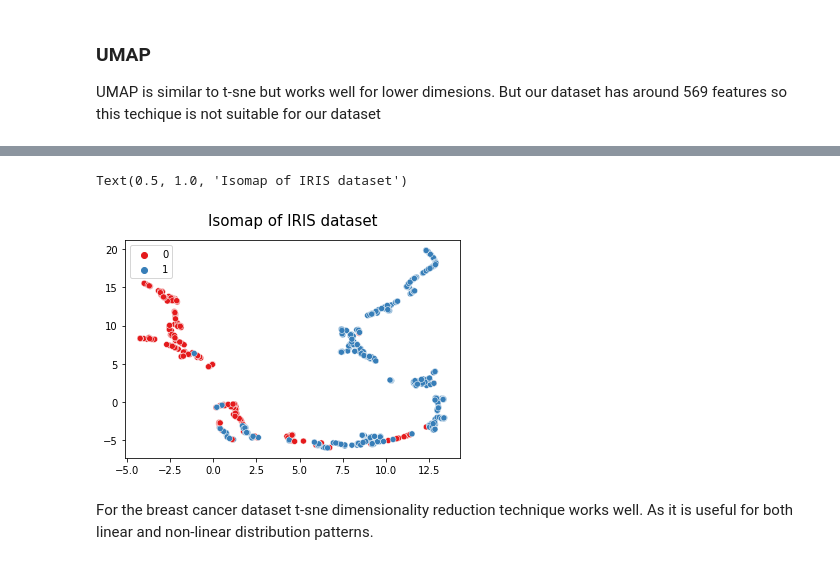
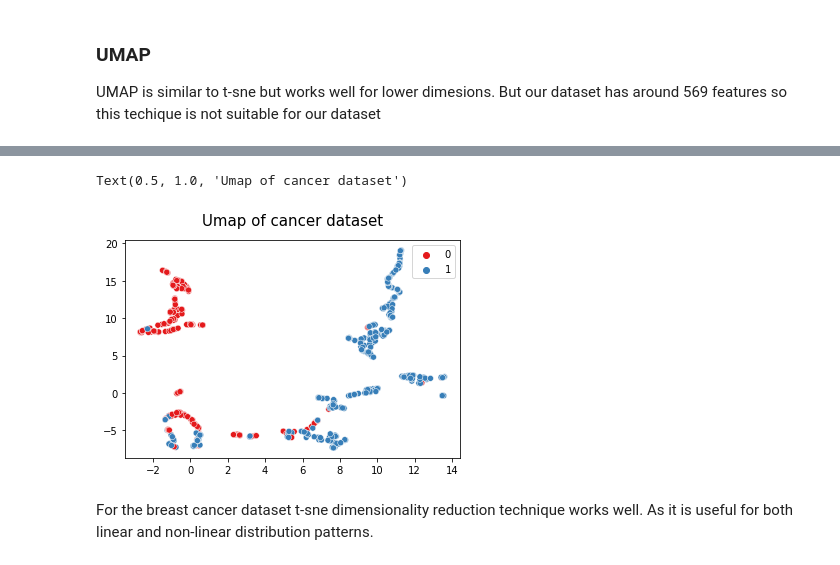
Before and after one commit to ParvathiRPai/CMPE-255-Sec-48---Data-Mining, a Jupyter notebook: hw2/dimensionality_reduction_tabular_dataset.ipynb, the cells around one changed output, grey strips where cells are left out. Cells and saved outputs as stored; diff of their text form; code cells hidden in the pictures.

```diff
--- a/hw2/dimensionality_reduction_tabular_dataset.ipynb
+++ b/hw2/dimensionality_reduction_tabular_dataset.ipynb
@@ -169,11 +169,11 @@ Successfully installed pynndescent-0.5.5 umap-learn-0.5.2
 # %%
 emb = umap.UMAP(n_neighbors=5)
 X_umap = emb.fit_transform(X)
 
 sns.scatterplot(X_umap[:,0], X_umap[:,1], hue=y, palette='Set1')
-plt.title("Isomap of IRIS dataset", fontsize=15, pad=15)
+plt.title("Umap of cancer dataset", fontsize=15, pad=15)
 # %% [output]
-Text(0.5, 1.0, 'Isomap of IRIS dataset')
+Text(0.5, 1.0, 'Umap of cancer dataset')
-[figure, old version]
+[figure, new version]
 # %% [markdown]
 For the breast cancer dataset t-sne dimensionality reduction technique works well. As it is useful for both linear and non-linear distribution patterns.
```
Also changed, not shown: parts of 6 cells of this notebook, 1 other file.
